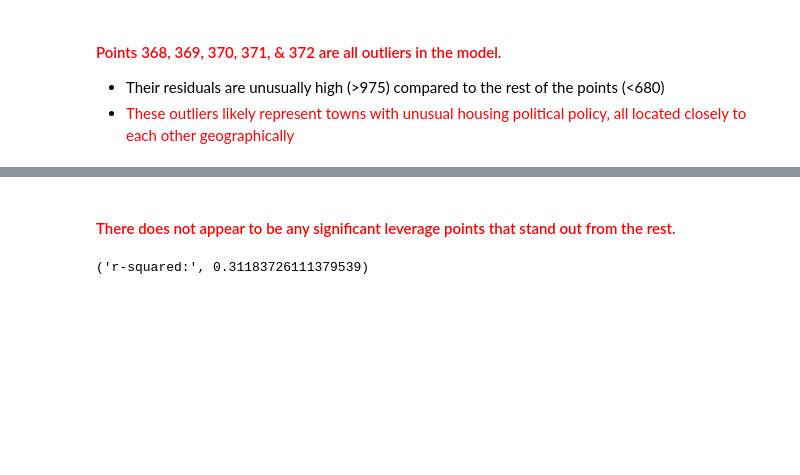
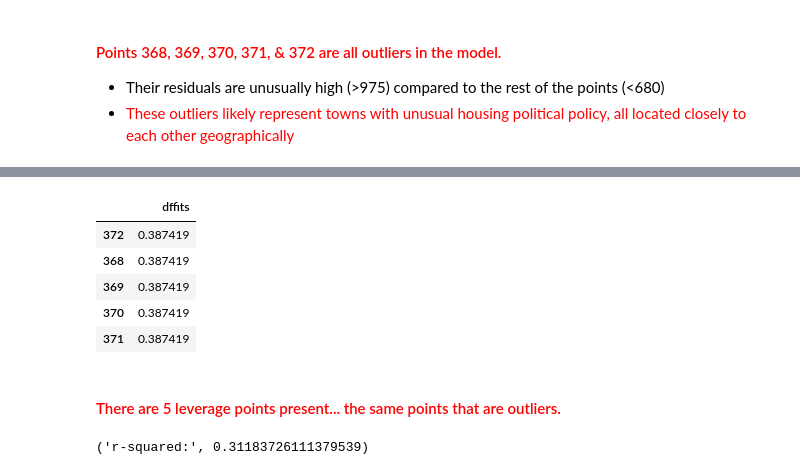
Before and after one commit to ajgoldstein/Springboard-Mini-Projects, a Jupyter notebook: Linear Regression.ipynb, the cells around one changed output, grey strips where cells are left out. Cells and saved outputs as stored; diff of their text form; code cells hidden in the pictures; blank space fills up the shorter version.

Commit message:
identified and removed leverage points

```diff
--- a/Linear Regression.ipynb
+++ b/Linear Regression.ipynb
@@ -961,3 +980,14 @@ plt.scatter(X,Y);
+# %%
+# identify points that exceed threshold (in this case there are p = 13 parameters)
+import math
+dffits[dffits['dffits'] > (2*math.sqrt(13/len(bos)))]
+# %% [output]
+|  | dffits |
+| 372 | 0.387419 |
+| 368 | 0.387419 |
+| 369 | 0.387419 |
+| 370 | 0.387419 |
+| 371 | 0.387419 |
 # %% [markdown]
-#### <span style="color:red">There does not appear to be any significant leverage points that stand out from the rest.</span>
+#### <span style="color:red">There are 5 leverage points present... the same points that are outliers.</span>
 # %%
```
Also changed, not shown: parts of 7 cells of this notebook, 1 other file.
